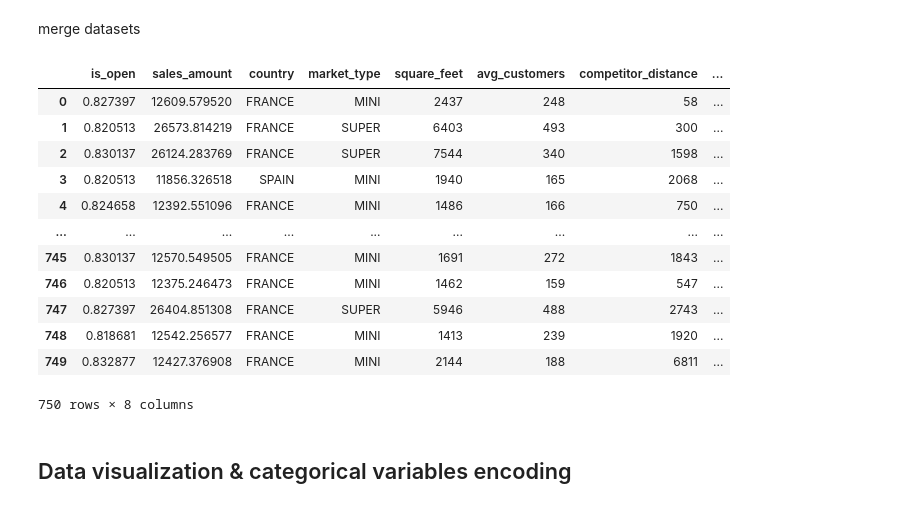
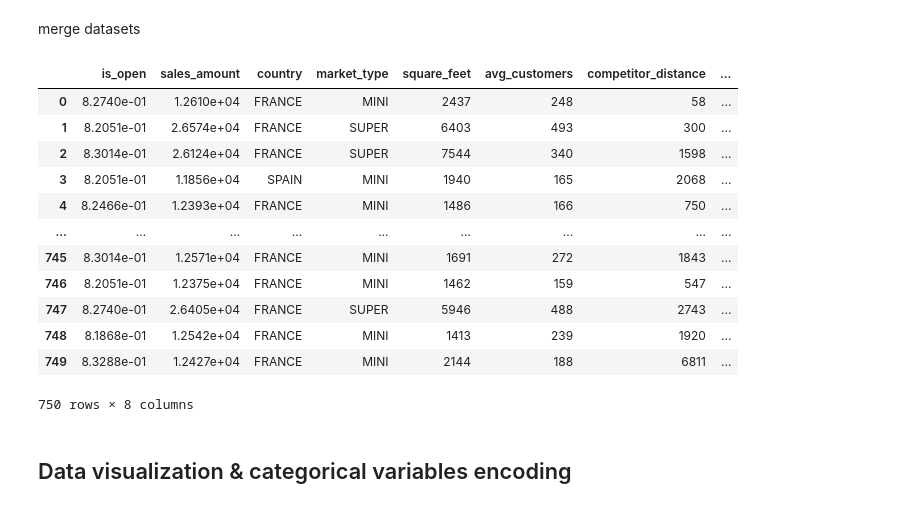
Before and after one commit to caporali/statistical_machine_learning_project, a Jupyter notebook: project_sml.ipynb, the cells around one changed output. Cells and saved outputs as stored; diff of their text form; code cells hidden in the pictures.

```diff
--- a/project_sml.ipynb
+++ b/project_sml.ipynb
@@ -460,7 +413,6 @@ abbiamo mostrato con un loop come modificare i dati errati sebbene fossero solo
 # %%
-# boolean panda's series: True if avg_customers is acceptable (not NaN or negative), False otherwise
-check_avg_customers = market[market["avg_customers"].isnull() | (market["avg_customers"] < 0)].index
-print("the rows with non acceptable values are: " + str(list(check_avg_customers)))
-
+# boolean pandas series: True if avg_customers is acceptable (not NaN or negative), False otherwise
+check_avg_customers = market[market["avg_customers"].isnull() | (market["avg_customers"] <= 0)].index
+print("- list of rows with non acceptable avg_customers values = " + str(list(check_avg_customers)))
 display(market.loc[check_avg_customers, :])
 # %% [output]
@@ -549,20 +514,20 @@ display(sales)
 merge datasets
 # %%
 merged_df = pd.merge(sales, market, left_on = "market_id", right_on = "id", how = "left").drop(["market_id", "id"], axis = 1)
-merged_df
+display(merged_df)
 # %% [output]
 |  | is_open | sales_amount | country | market_type | square_feet | avg_customers | competitor_distance | ... |
-| 0 | 0.827397 | 12609.579520 | FRANCE | MINI | 2437 | 248 | 58 | ... |
-| 1 | 0.820513 | 26573.814219 | FRANCE | SUPER | 6403 | 493 | 300 | ... |
-| 2 | 0.830137 | 26124.283769 | FRANCE | SUPER | 7544 | 340 | 1598 | ... |
-| 3 | 0.820513 | 11856.326518 | SPAIN | MINI | 1940 | 165 | 2068 | ... |
-| 4 | 0.824658 | 12392.551096 | FRANCE | MINI | 1486 | 166 | 750 | ... |
+| 0 | 8.2740e-01 | 1.2610e+04 | FRANCE | MINI | 2437 | 248 | 58 | ... |
+| 1 | 8.2051e-01 | 2.6574e+04 | FRANCE | SUPER | 6403 | 493 | 300 | ... |
+| 2 | 8.3014e-01 | 2.6124e+04 | FRANCE | SUPER | 7544 | 340 | 1598 | ... |
+| 3 | 8.2051e-01 | 1.1856e+04 | SPAIN | MINI | 1940 | 165 | 2068 | ... |
+| 4 | 8.2466e-01 | 1.2393e+04 | FRANCE | MINI | 1486 | 166 | 750 | ... |
 | ... | ... | ... | ... | ... | ... | ... | ... | ... |
-| 745 | 0.830137 | 12570.549505 | FRANCE | MINI | 1691 | 272 | 1843 | ... |
-| 746 | 0.820513 | 12375.246473 | FRANCE | MINI | 1462 | 159 | 547 | ... |
-| 747 | 0.827397 | 26404.851308 | FRANCE | SUPER | 5946 | 488 | 2743 | ... |
-| 748 | 0.818681 | 12542.256577 | FRANCE | MINI | 1413 | 239 | 1920 | ... |
-| 749 | 0.832877 | 12427.376908 | FRANCE | MINI | 2144 | 188 | 6811 | ... |
+| 745 | 8.3014e-01 | 1.2571e+04 | FRANCE | MINI | 1691 | 272 | 1843 | ... |
+| 746 | 8.2051e-01 | 1.2375e+04 | FRANCE | MINI | 1462 | 159 | 547 | ... |
+| 747 | 8.2740e-01 | 2.6405e+04 | FRANCE | SUPER | 5946 | 488 | 2743 | ... |
+| 748 | 8.1868e-01 | 1.2542e+04 | FRANCE | MINI | 1413 | 239 | 1920 | ... |
+| 749 | 8.3288e-01 | 1.2427e+04 | FRANCE | MINI | 2144 | 188 | 6811 | ... |
 750 rows × 8 columns
 # %% [markdown]
 ## Data visualization & categorical variables encoding
```
Also changed, not shown: parts of 109 cells of this notebook, 1 other file.
